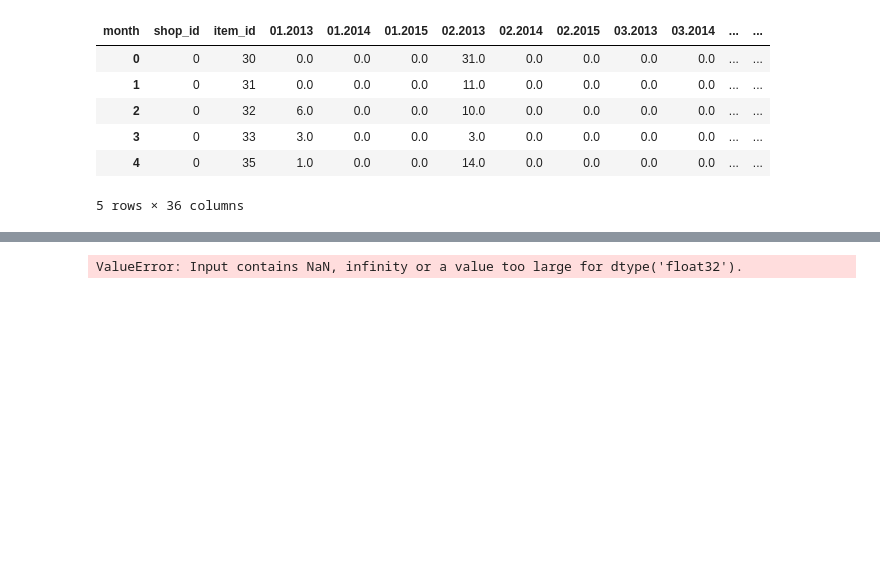
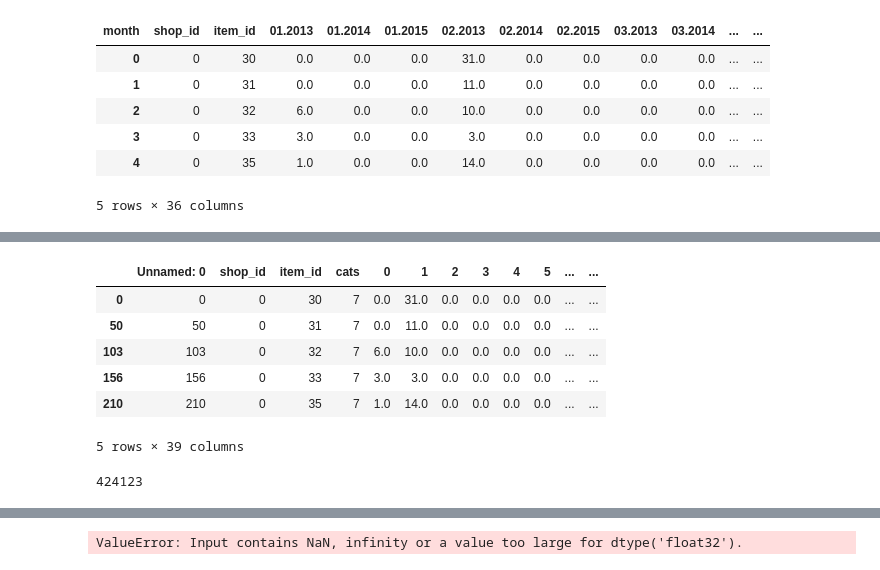
Before and after one commit to kkchuchu/kkchuchu.mushroom, a Jupyter notebook: kaggle/predict_future_sales/Predict Future Sales.ipynb, the cells around one changed output, grey strips where cells are left out. Saved outputs shown, nothing was run; the diff lists cells and outputs as text; code cells hidden in the pictures; blank space fills up the shorter version.

```diff
--- a/kaggle/predict_future_sales/Predict Future Sales.ipynb
+++ b/kaggle/predict_future_sales/Predict Future Sales.ipynb
@@ -210,3 +211,20 @@ p_series.head()
 | 3 | 0 | 33 | 3.0 | 0.0 | 0.0 | 3.0 | 0.0 | 0.0 | 0.0 | 0.0 | ... | ... |
 | 4 | 0 | 35 | 1.0 | 0.0 | 0.0 | 14.0 | 0.0 | 0.0 | 0.0 | 0.0 | ... | ... |
 5 rows × 38 columns
+# %%
+cheat = pd.read_csv('xgboost_Predict_Sales_Price_using_XGBOOST.csv')
+# %%
+cheat.sort(['shop_id', 'item_id']).head()
+len(cheat)
+train_cleaned_df = cheat
+train_cleaned_df.drop('y_xgb', axis=1)
+train_cleaned_df.head()
+# %% [output]
+|  | Unnamed: 0 | shop_id | item_id | cats | 0 | 1 | 2 | 3 | 4 | 5 | ... | ... |
+| 0 | 0 | 0 | 30 | 7 | 0.0 | 31.0 | 0.0 | 0.0 | 0.0 | 0.0 | ... | ... |
+| 50 | 50 | 0 | 31 | 7 | 0.0 | 11.0 | 0.0 | 0.0 | 0.0 | 0.0 | ... | ... |
+| 103 | 103 | 0 | 32 | 7 | 6.0 | 10.0 | 0.0 | 0.0 | 0.0 | 0.0 | ... | ... |
+| 156 | 156 | 0 | 33 | 7 | 3.0 | 3.0 | 0.0 | 0.0 | 0.0 | 0.0 | ... | ... |
+| 210 | 210 | 0 | 35 | 7 | 1.0 | 14.0 | 0.0 | 0.0 | 0.0 | 0.0 | ... | ... |
+5 rows × 39 columns
+424123
```
Also changed, not shown: parts of 11 cells of this notebook, 2 other files.
